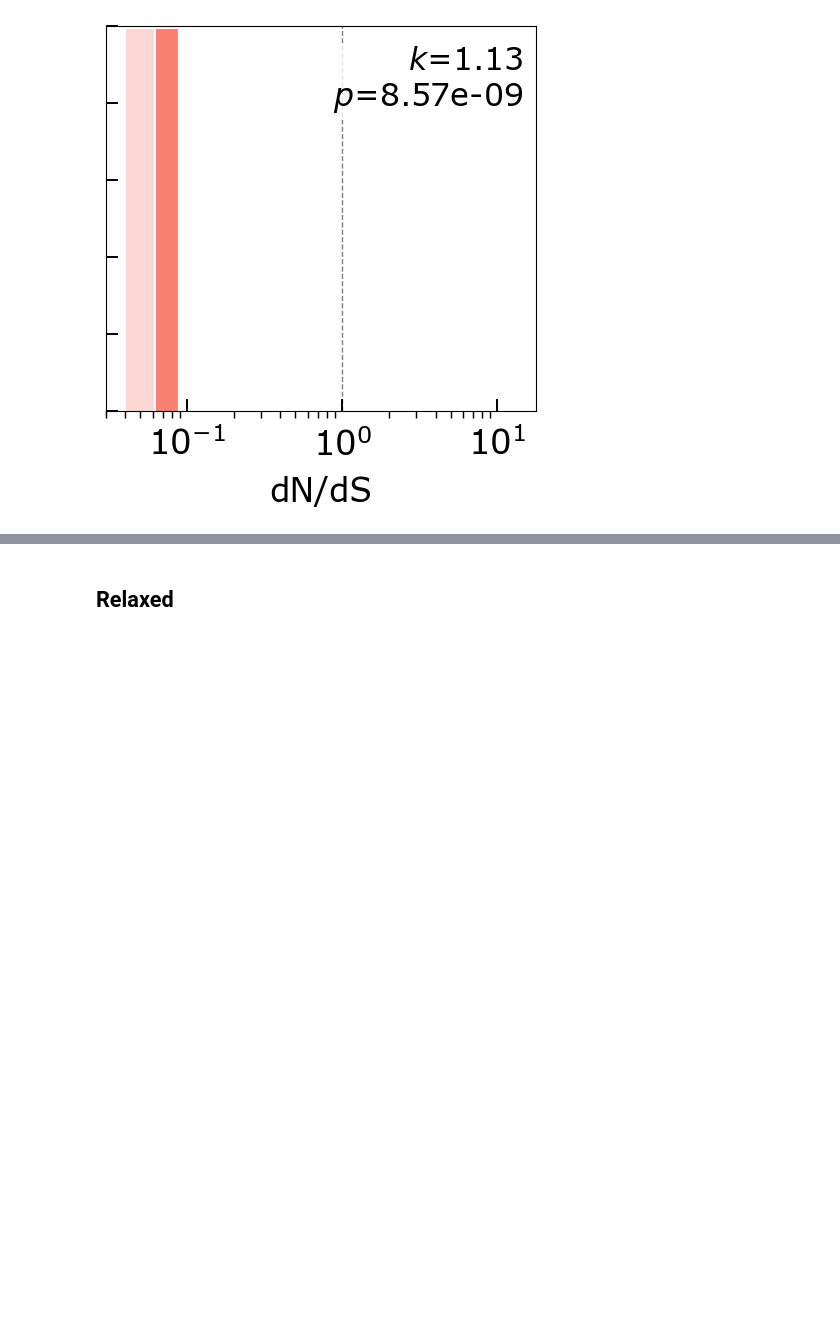
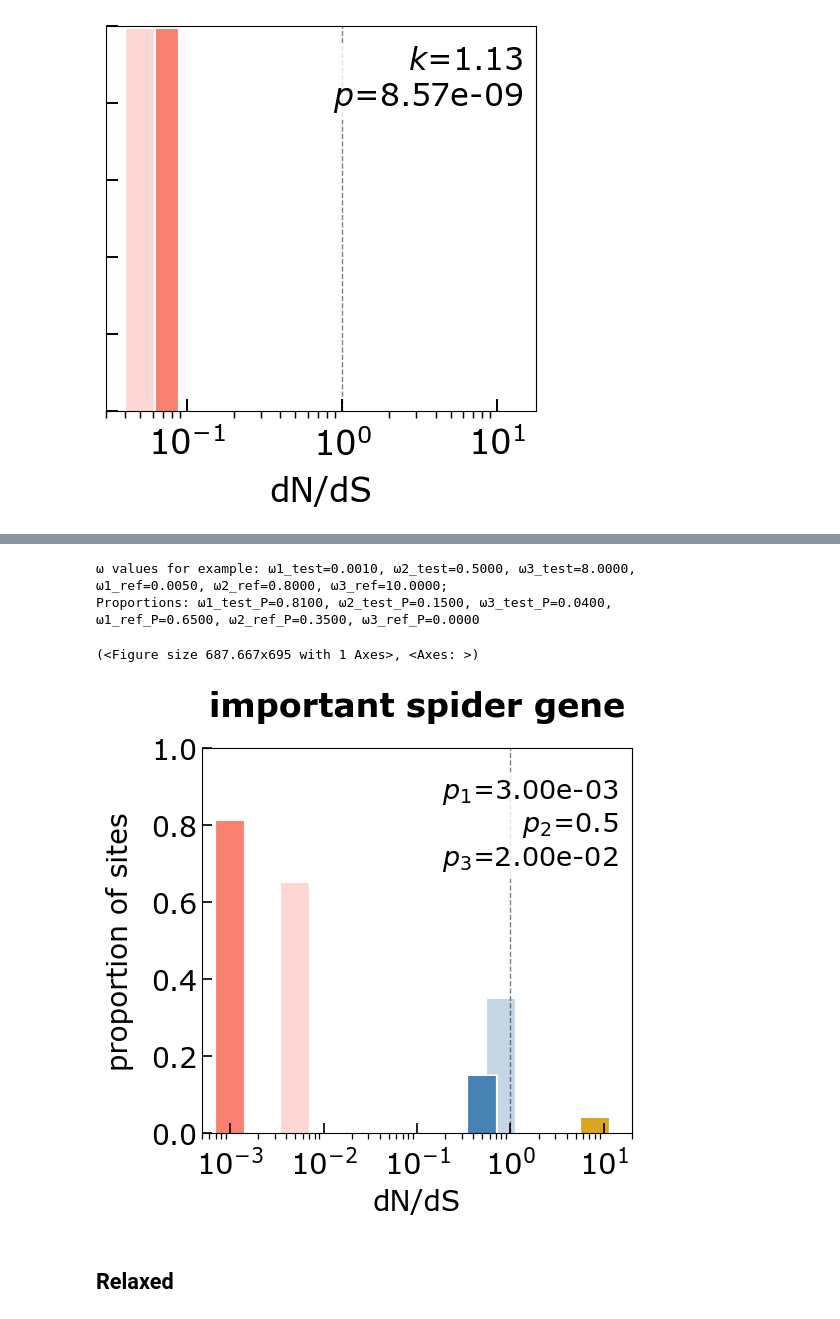
Before and after one commit to GordusLab/orb-selection, a Jupyter notebook: scripts/07_figures_tables/Hyphy Omega Plots.ipynb, the cells around one changed output, grey strips where cells are left out. Cells and saved outputs as stored; diff of their text form; code cells hidden in the pictures; blank space fills up the shorter version.

```diff
--- a/scripts/07_figures_tables/Hyphy Omega Plots.ipynb
+++ b/scripts/07_figures_tables/Hyphy Omega Plots.ipynb
@@ -276,3 +321,25 @@ Proportions: ω1_test_P=0.9942, ω2_test_P=0.0000, ω3_test_P=0.0000,
+# %%
+%autoreload 2
+plot_omega_example_gene(
+    test_omegas=(0.001, 0.5, 8),   test_props=(0.81, 0.15, 0.04),
+    ref_omegas=(0.005, 0.8, 10),  ref_props=(0.65, 0.35, 0),
+    font_scale=1.5,
+    test_pval=0.003,           # optional; only the p-values you pass get printed
+    background_pval=0.5,
+    shared_pval=0.02,
+    suptitle='important spider gene',
+    show_rate_classes=(1,2,3),
+    filename=os.path.join(talk_img_path, 'example_gene_test_p123.png'),
+    xlim_min=0.0005,
+    xlim_max=20
+)
+# %% [output]
+ω values for example: ω1_test=0.0010, ω2_test=0.5000, ω3_test=8.0000,
+ω1_ref=0.0050, ω2_ref=0.8000, ω3_ref=10.0000;
+Proportions: ω1_test_P=0.8100, ω2_test_P=0.1500, ω3_test_P=0.0400,
+ω1_ref_P=0.6500, ω2_ref_P=0.3500, ω3_ref_P=0.0000
+(<Figure size 687.667x695 with 1 Axes>, <Axes: >)
+[figure, added]
 # %% [markdown]
 ## Relaxed
 # %%
```
Also changed, not shown: parts of 4 cells of this notebook.
